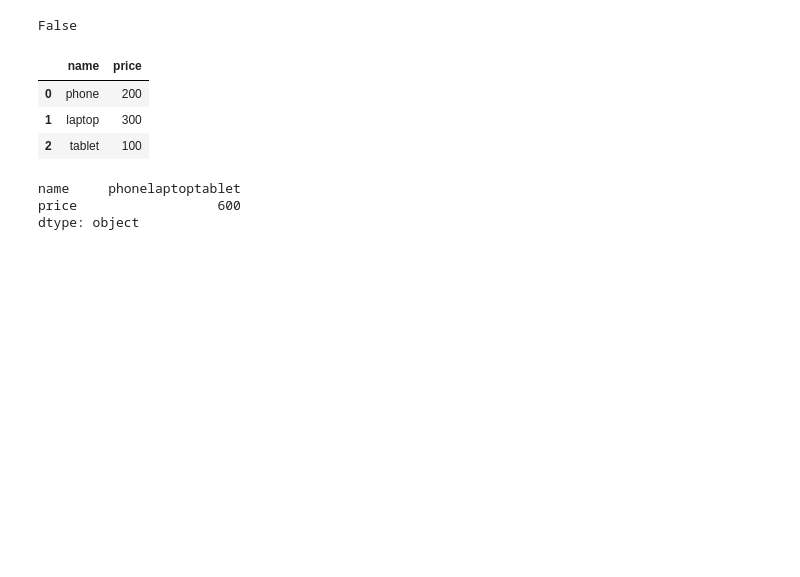
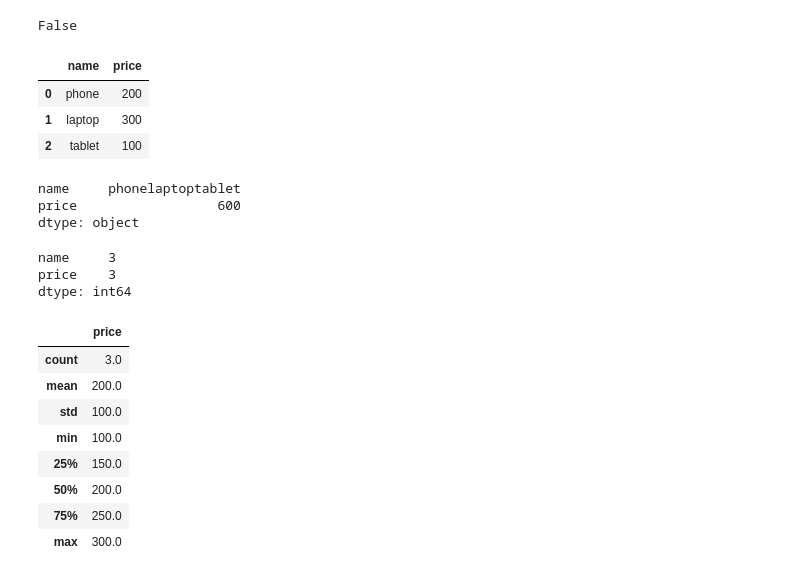
Before and after one commit to jenstem/data-analysis, a Jupyter notebook: Data Analysis/demo.ipynb, the cells around one changed output. Drawn from its saved outputs; the diff is of its cells as text; code cells hidden in the pictures; blank space fills up the shorter version.

Commit message:
Test describe() method

```diff
--- a/Data Analysis/demo.ipynb
+++ b/Data Analysis/demo.ipynb
@@ -745,3 +745,21 @@ products.sum()
 name     phonelaptoptablet
 price                  600
 dtype: object
+# %%
+products.count()
+# %% [output]
+name     3
+price    3
+dtype: int64
+# %%
+products.describe()
+# %% [output]
+|  | price |
+| count | 3.0 |
+| mean | 200.0 |
+| std | 100.0 |
+| min | 100.0 |
+| 25% | 150.0 |
+| 50% | 200.0 |
+| 75% | 250.0 |
+| max | 300.0 |
```
